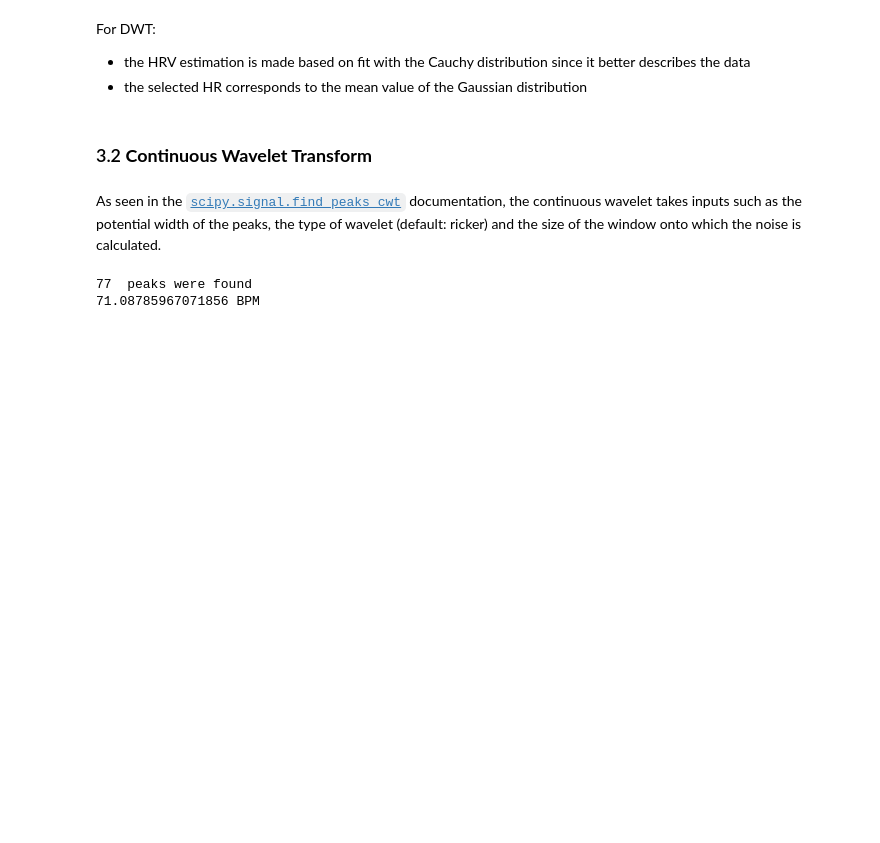
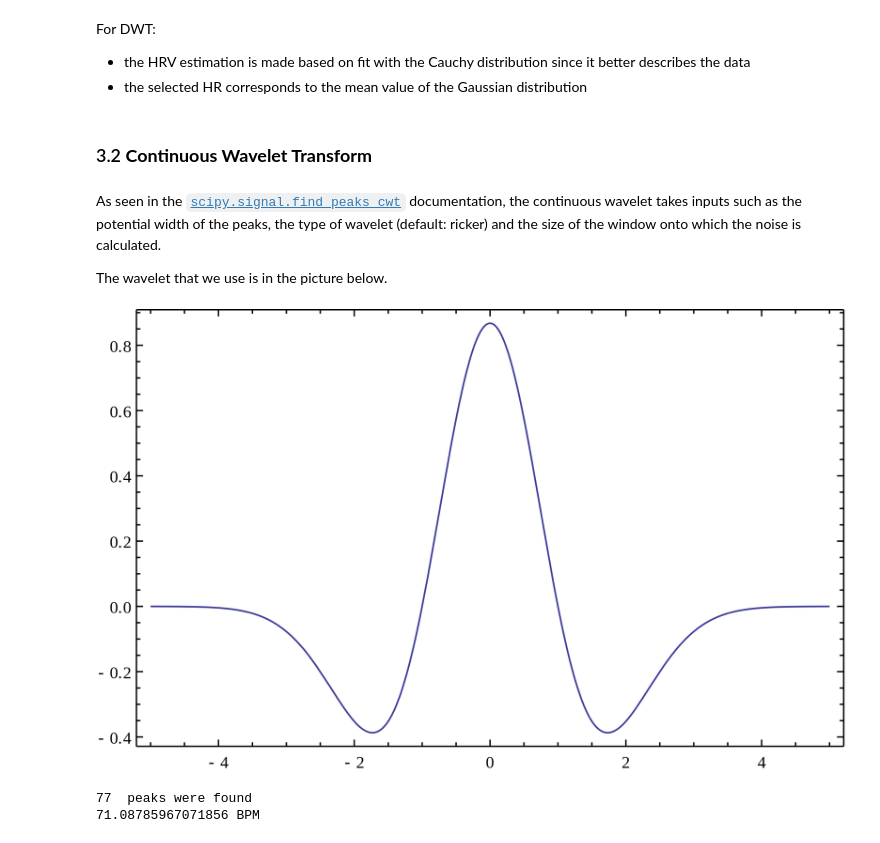
Before and after one commit to ericabrisigotti/heart_rate_estimation_LCP-A, a Jupyter notebook: Project.ipynb, the cells around one changed output. Saved outputs shown, nothing was run; the diff lists cells and outputs as text; code cells hidden in the pictures; blank space fills up the shorter version.

```diff
--- a/Project.ipynb
+++ b/Project.ipynb
@@ -579,6 +577,12 @@ dwt_peak_err_hr = np.sqrt(np.diag(cov_gauss_heart))[1]
 ### 3.2 **Continuous Wavelet Transform**
 # %% [markdown]
 As seen in the <a href="https://docs.scipy.org/doc/scipy/reference/generated/scipy.signal.find_peaks_cwt.html"> <code>scipy.signal.find_peaks_cwt</code></a> documentation, the continuous wavelet takes inputs such as the potential width of the peaks, the type of wavelet (default: ricker) and the size of the window onto which the noise is calculated.
+
+The wavelet that we use is in the picture below.
+# %%
+Image("ricker_wavelet.png")
+# %% [output]
+[figure, added]
 # %%
 def cwt(time, waves):
     peakind = signal.find_peaks_cwt(waves, np.arange(35,85), window_size = 20)
```
Also changed, not shown: parts of 1 cell of this notebook.
